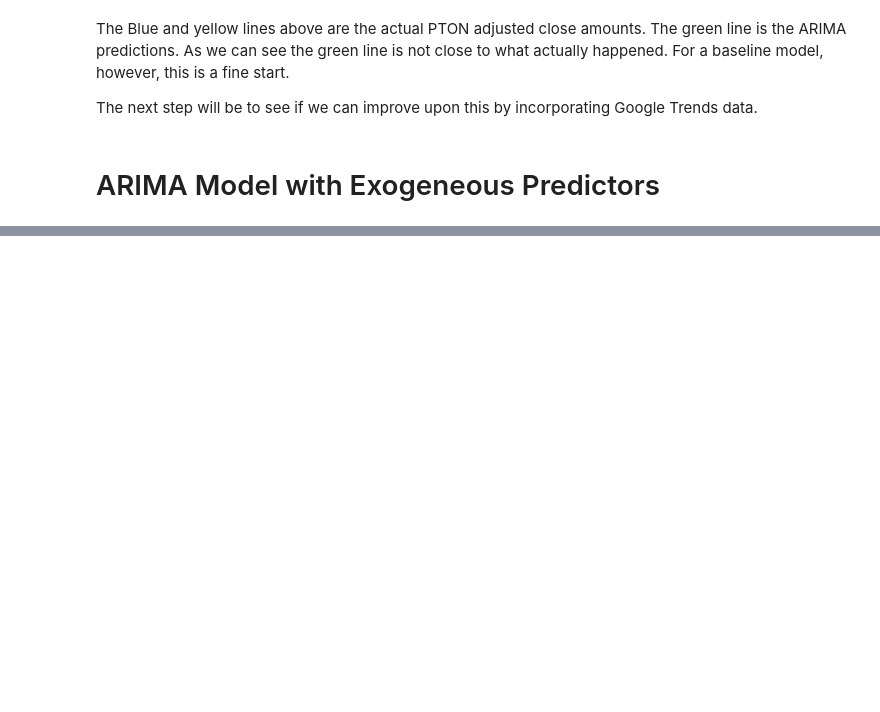
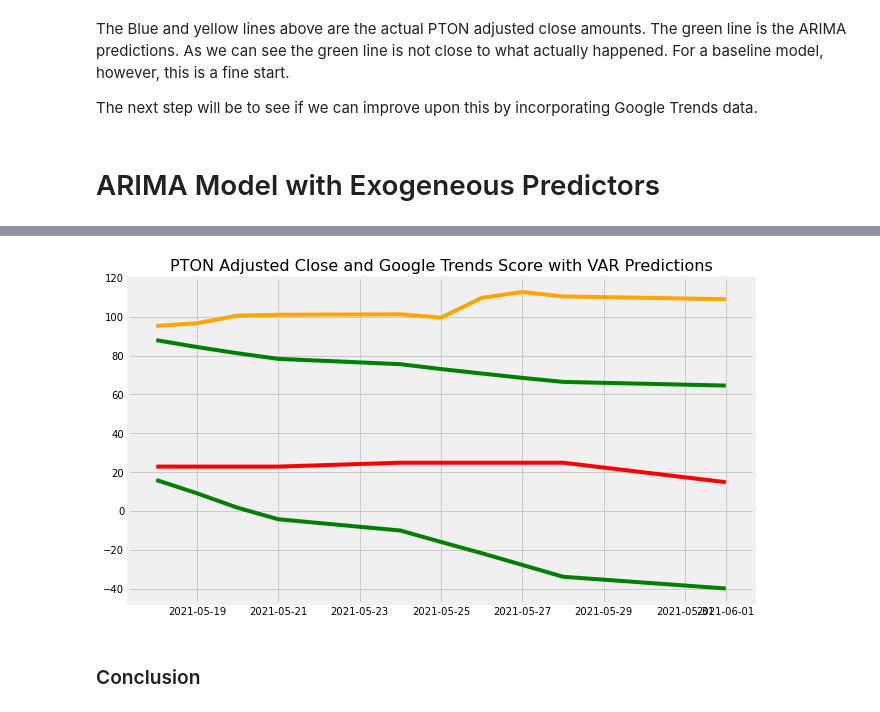
Before and after one commit to jackolson415/Predicting_Stock_Prices_Google_Trends, a Jupyter notebook: PTON_Modeling.ipynb, the cells around one changed output, grey strips where cells are left out. Saved outputs shown, nothing was run; the diff lists cells and outputs as text; code cells hidden in the pictures; blank space fills up the shorter version.

```diff
--- a/PTON_Modeling.ipynb
+++ b/PTON_Modeling.ipynb
@@ -362,0 +516,15 @@ plt.show();
+# %%
+def invert_transformation(df_train, df_forecast, second_diff=False):
+    """Revert back the differencing to get the forecast to original scale."""
+    df_fc = df_forecast.copy()
+    columns = df_train.columns
+    for col in columns:
+        # Roll back 2nd Diff
+        if second_diff:
+            df_fc[str(col)+'_1d'] = (df_train[col].iloc[-1]-df_train[col].iloc[-2]) + df_fc[str(col)+'_2d'].cumsum()
+        # Roll back 1st Diff
+        df_fc[str(col)+'_forecast'] = df_train[col].iloc[-1] + df_fc[str(col)+'_1d'].cumsum()
+    return df_fc
+# %%
+df_results = invert_transformation(pton_train, df_forecast, second_diff=True)
+df_results
@@ -362,0 +544,20 @@ plt.show();
+# %%
+predicted_adj_close = df_results[['adjusted_close_forecast', 'trend_score_forecast']]
+# %%
+close_test = pton_test[pton_test.index > datetime(year = 2021, month = 3, day = 1)]
+# %%
+plt.figure(figsize=(10,6))
+
+# Plot testing data.
+plt.plot(close_test.index, pd.DataFrame(close_test)['adjusted_close'], color = 'orange')
+plt.plot(close_test.index, pd.DataFrame(close_test)['trend_score'], color = 'red')
+
+# Plot predicted test values.
+plt.plot(predicted_adj_close.index, predicted_adj_close, color = 'green')
+
+plt.title(label = 'PTON Adjusted Close and Google Trends Score with VAR Predictions', fontsize=16)
+plt.show();
+# %% [output]
+[figure, added]
+# %% [markdown]
+### Conclusion
```
Also changed, not shown: parts of 37 cells of this notebook, 2 other files.
